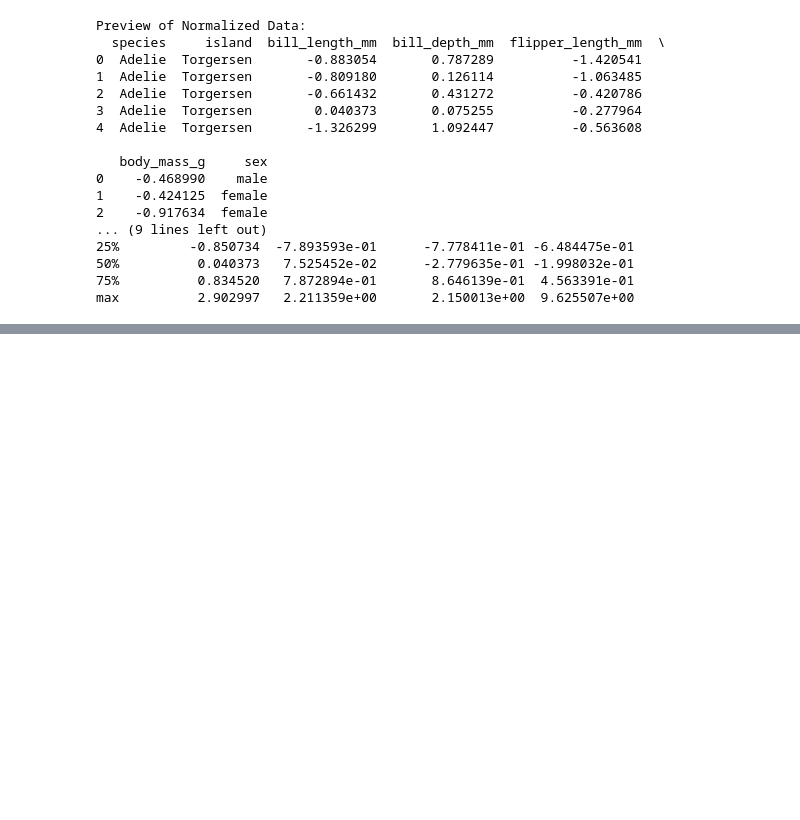
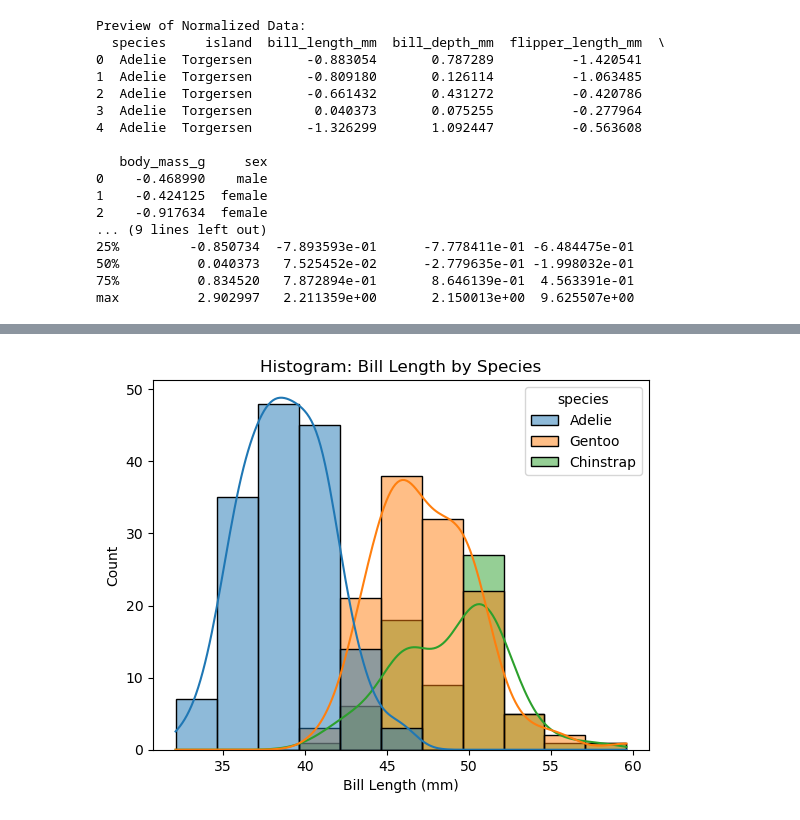
Before and after one commit to mohanraja2509/randomwalk-dataScience-Assignment, a Jupyter notebook: Penguin.ipynb, the cells around one changed output, grey strips where cells are left out. Saved outputs shown, nothing was run; the diff lists cells and outputs as text; code cells hidden in the pictures; blank space fills up the shorter version.

```diff
--- a/Penguin.ipynb
+++ b/Penguin.ipynb
@@ -211,0 +228,8 @@ max          2.902997   2.211359e+00       2.150013e+00  9.625507e+00
+# %%
+sns.histplot(data=data, x='bill_length_mm', hue='species', kde=True)
+plt.title("Histogram: Bill Length by Species")
+plt.xlabel("Bill Length (mm)")
+plt.ylabel("Count")
+plt.show()
+# %% [output]
+[figure, added]
```
Also changed, not shown: parts of 2 cells of this notebook.
